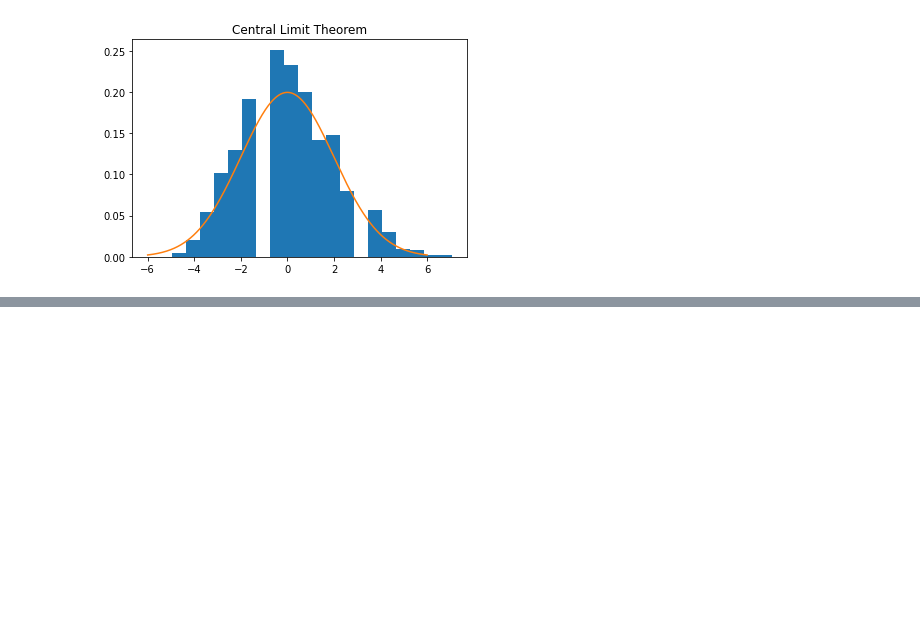
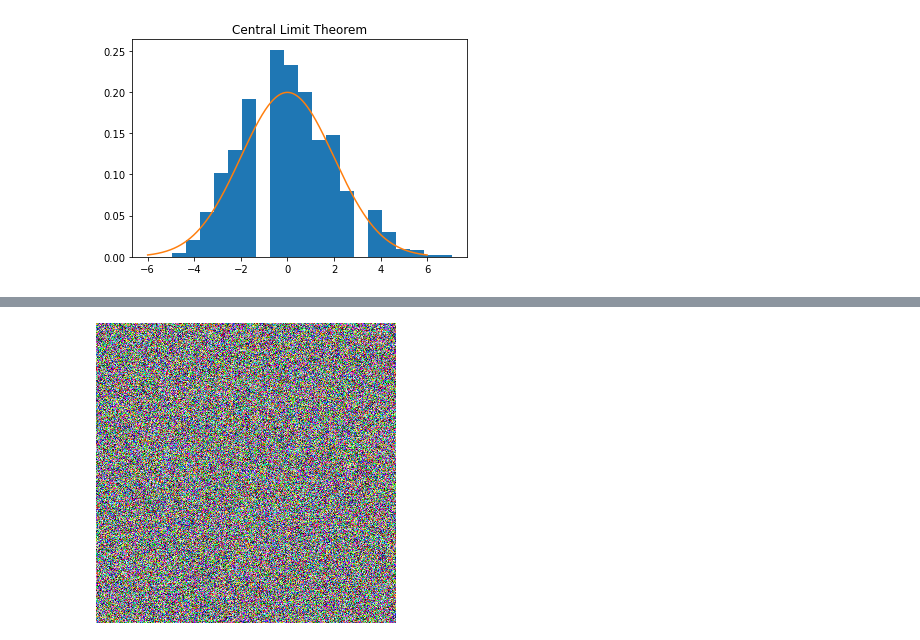
Before and after one commit to jp0utside/Programming-for-Mathematics, a Jupyter notebook: Warmups.ipynb, the cells around one changed output, grey strips where cells are left out. Saved outputs shown, nothing was run; the diff lists cells and outputs as text; code cells hidden in the pictures; blank space fills up the shorter version.

```diff
--- a/Warmups.ipynb
+++ b/Warmups.ipynb
@@ -161,0 +225,8 @@ plt.show()
+# %%
+pixels = np.random.randint(0, 256, (300,300,3))
+pixels.dtype
+#each number is 64 bits, but we only want 8
+pixels = pixels.astype(np.uint8)
+display(Image.fromarray(pixels))
+# %% [output]
+[figure, added]
```
Also changed, not shown: parts of 6 cells of this notebook.
